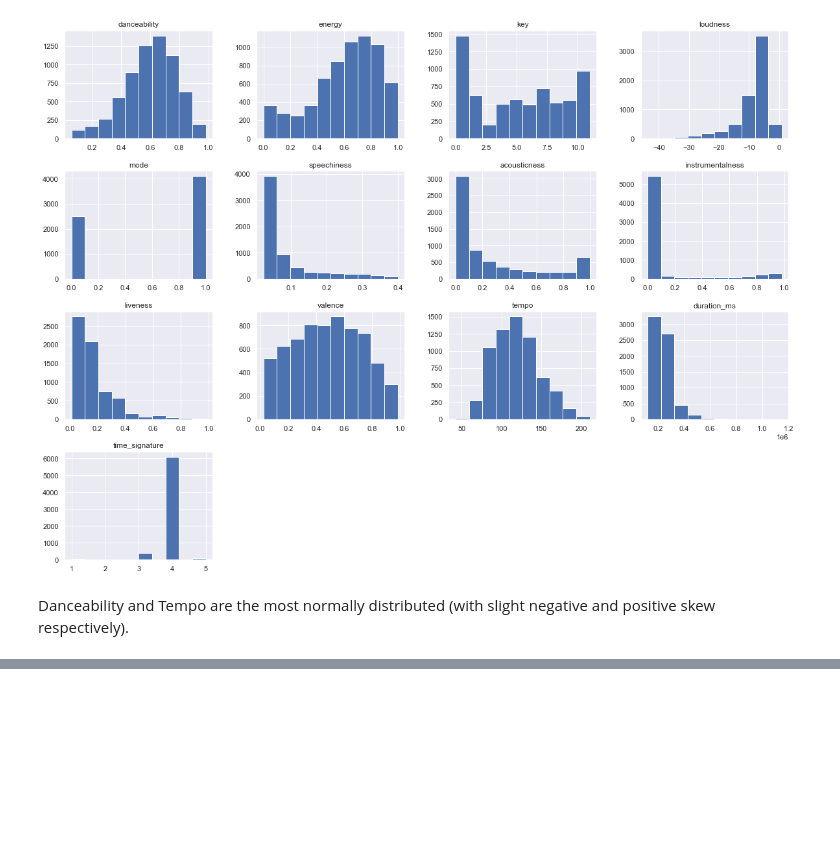
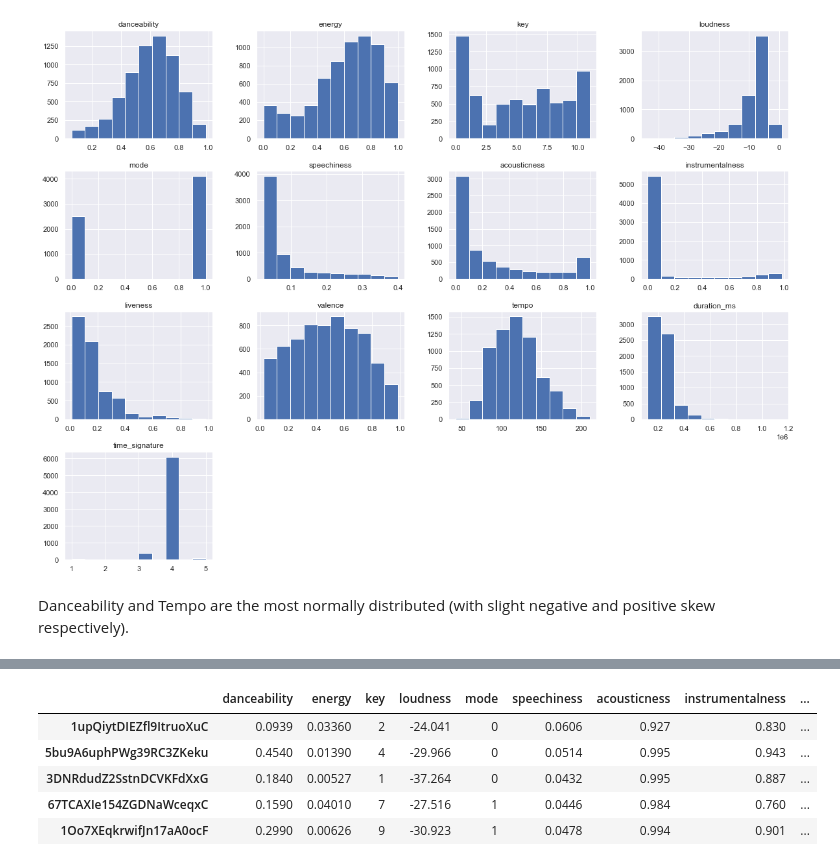
Before and after one commit to iuven1s/ds105-project, a Jupyter notebook: src_deprecated/eda.ipynb, the cells around one changed output, grey strips where cells are left out. Saved outputs shown, nothing was run; the diff lists cells and outputs as text; code cells hidden in the pictures; blank space fills up the shorter version.

```diff
--- a/src_deprecated/eda.ipynb
+++ b/src_deprecated/eda.ipynb
@@ -75,3 +59,13 @@ cleaned_tracks_df.describe()
 | 50% | 0.618000 | 0.651000 | 5.000000 | -6.936000 | 1.000000 | 0.050200 | 0.120000 | 0.000014 | ... |
 | 75% | 0.729000 | 0.798000 | 8.000000 | -5.091500 | 1.000000 | 0.106000 | 0.433500 | 0.008765 | ... |
 | max | 0.983000 | 0.998000 | 11.000000 | 0.915000 | 1.000000 | 0.400000 | 0.996000 | 0.982000 | ... |
+# %%
+cleaned_tracks_wo_genres_df = cleaned_tracks_df.drop(["genre"], axis=1)
+cleaned_tracks_wo_genres_df.head()
+# %% [output]
+|  | danceability | energy | key | loudness | mode | speechiness | acousticness | instrumentalness | ... |
+| 1upQiytDIEZfl9ItruoXuC | 0.0939 | 0.03360 | 2 | -24.041 | 0 | 0.0606 | 0.927 | 0.830 | ... |
+| 5bu9A6uphPWg39RC3ZKeku | 0.4540 | 0.01390 | 4 | -29.966 | 0 | 0.0514 | 0.995 | 0.943 | ... |
+| 3DNRdudZ2SstnDCVKFdXxG | 0.1840 | 0.00527 | 1 | -37.264 | 0 | 0.0432 | 0.995 | 0.887 | ... |
+| 67TCAXIe154ZGDNaWceqxC | 0.1590 | 0.04010 | 7 | -27.516 | 1 | 0.0446 | 0.984 | 0.760 | ... |
+| 1Oo7XEqkrwifJn17aA0ocF | 0.2990 | 0.00626 | 9 | -30.923 | 1 | 0.0478 | 0.994 | 0.901 | ... |
```
Also changed, not shown: parts of 4 cells of this notebook, 7 other files.
